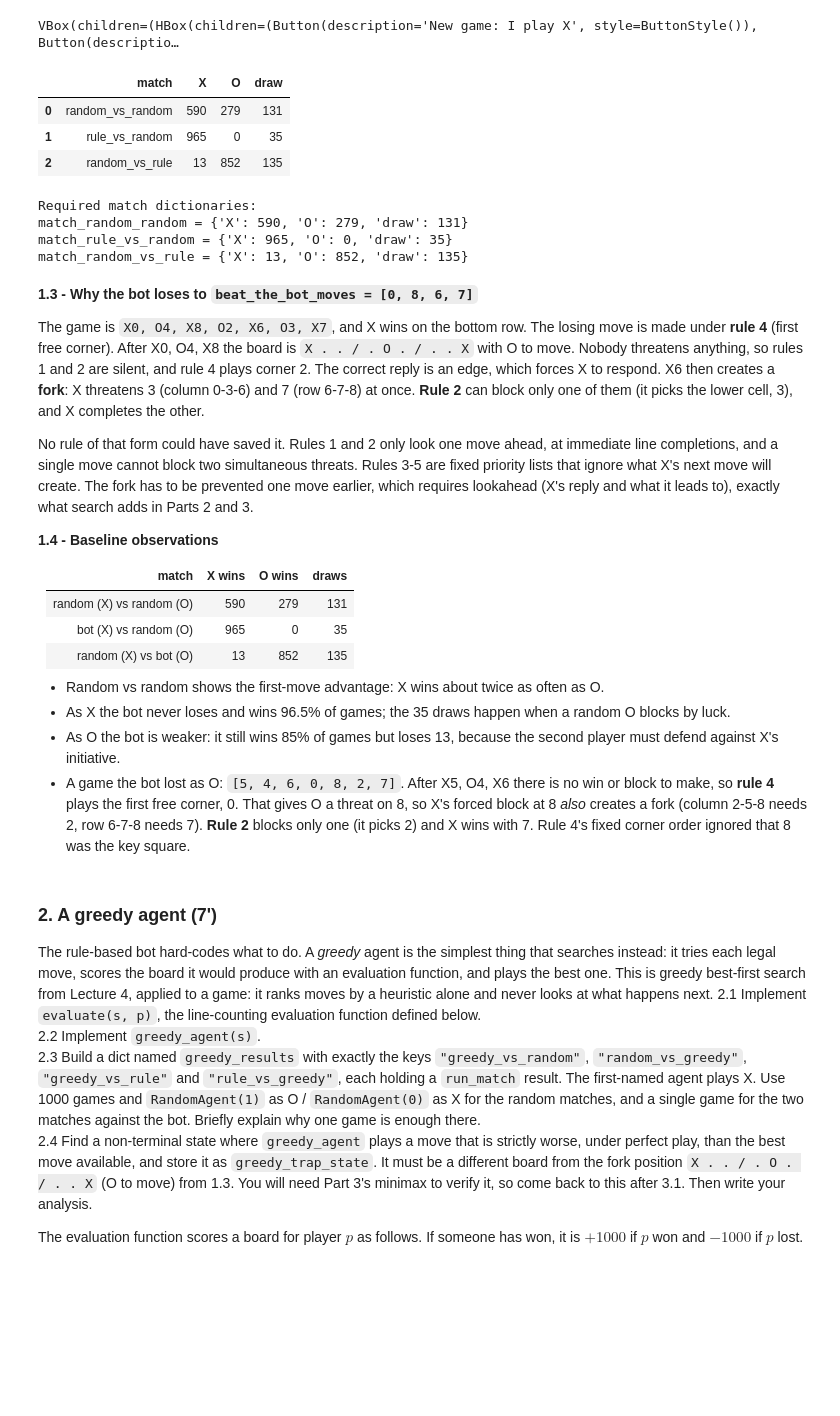
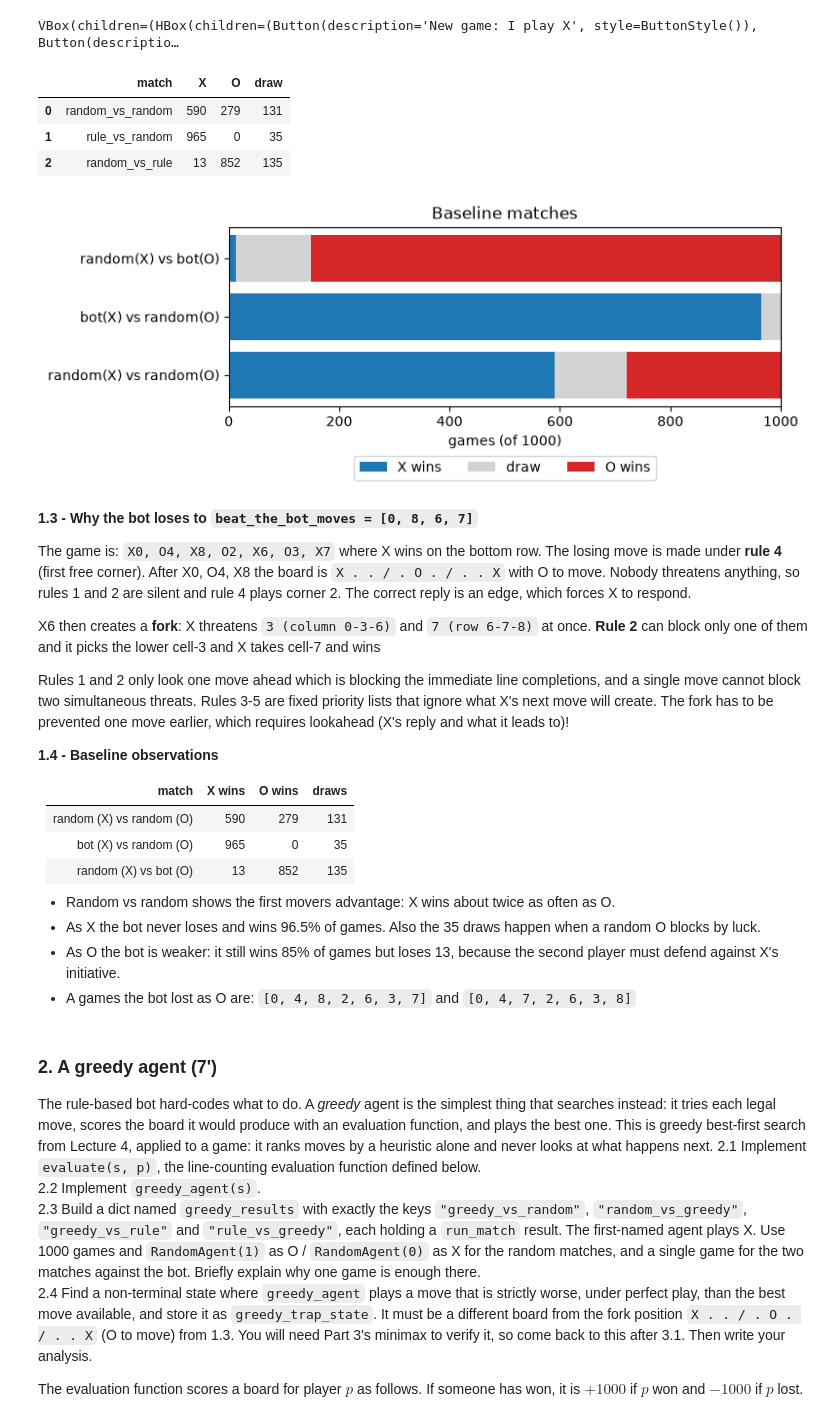
Before and after one commit to MandarBavdane/CS541-AI, a Jupyter notebook: Assignment_3/a3_solution.ipynb, the cells around one changed output. Cells and saved outputs as stored; diff of their text form; code cells hidden in the pictures; blank space fills up the shorter version.

```diff
--- a/Assignment_3/a3_solution.ipynb
+++ b/Assignment_3/a3_solution.ipynb
@@ -264,8 +264,8 @@ my_games = [
     [4, 8, 0, 7, 6, 5, 2],            # human O
 ]
 
-# Your moves only, as X, in a game that beats the deterministic rule-based bot.
-# O's replies are omitted here because the assignment asks for X's moves only.
+# X's moves that beats the bot
+# O's moves are omitted here
 beat_the_bot_moves = [0, 8, 6, 7]
 
 # Each match uses one seeded RandomAgent object per side, reused across all 1000 games.
@@ -281,7 +281,7 @@ random_x = RandomAgent(0)
 rule_o = rule_based_agent
 match_random_vs_rule = run_match(random_x, rule_o, 1000)
 
-# Compact display of the three required 1000-game baselines.
+# Displaying the three required 1000 games baselines
 baseline_results = pd.DataFrame({
     "match": ["random_vs_random", "rule_vs_random", "random_vs_rule"],
     "X": [match_random_random["X"], match_rule_vs_random["X"], match_random_vs_rule["X"]],
@@ -289,25 +289,39 @@ baseline_results = pd.DataFrame({
     "draw": [match_random_random["draw"], match_rule_vs_random["draw"], match_random_vs_rule["draw"]],
 })
 display(baseline_results)
-print("Required match dictionaries:")
-print("match_random_random =", match_random_random)
-print("match_rule_vs_random =", match_rule_vs_random)
-print("match_random_vs_rule =", match_random_vs_rule)
+# print("Required match dictionaries:")
+# print("match_random_random =", match_random_random)
+# print("match_rule_vs_random =", match_rule_vs_random)
+# print("match_random_vs_rule =", match_random_vs_rule)
 # %% [output]
 |  | match | X | O | draw |
 | 0 | random_vs_random | 590 | 279 | 131 |
 | 1 | rule_vs_random | 965 | 0 | 35 |
 | 2 | random_vs_rule | 13 | 852 | 135 |
-Required match dictionaries:
-match_random_random = {'X': 590, 'O': 279, 'draw': 131}
-match_rule_vs_random = {'X': 965, 'O': 0, 'draw': 35}
-match_random_vs_rule = {'X': 13, 'O': 852, 'draw': 135}
+# %%
+# Visualisation for 1.4:
+matches = {"random(X) vs random(O)": match_random_random,
+           "bot(X) vs random(O)": match_rule_vs_random,
+           "random(X) vs bot(O)": match_random_vs_rule}
+names = list(matches)
+fig, ax = plt.subplots(figsize=(8, 3.5))
+left = np.zeros(len(names))
+for key, color in (("X", "tab:blue"), ("draw", "lightgray"), ("O", "tab:red")):
+    vals = np.array([matches[n][key] for n in names])
+    ax.barh(names, vals, left=left, color=color, label="draw" if key == "draw" else key + " wins")
+    left += vals                                  # stack the next segment after the previous one
+ax.set_xlabel("games (of 1000)"); ax.set_title("Baseline matches"); ax.legend(ncol=3, loc="lower center", bbox_to_anchor=(0.5, -0.45))
+plt.tight_layout(); plt.show()
+# %% [output]
+[figure, added]
 # %% [markdown]
 **1.3 - Why the bot loses to `beat_the_bot_moves = [0, 8, 6, 7]`**
 
-The game is `X0, O4, X8, O2, X6, O3, X7`, and X wins on the bottom row. The losing move is made under **rule 4** (first free corner). After X0, O4, X8 the board is `X . . / . O . / . . X` with O to move. Nobody threatens anything, so rules 1 and 2 are silent, and rule 4 plays corner 2. The correct reply is an edge, which forces X to respond. X6 then creates a **fork**: X threatens 3 (column 0-3-6) and 7 (row 6-7-8) at once. **Rule 2** can block only one of them (it picks the lower cell, 3), and X completes the other.
+The game is: `X0, O4, X8, O2, X6, O3, X7` where X wins on the bottom row. The losing move is made under **rule 4** (first free corner). After X0, O4, X8 the board is `X . . / . O . / . . X` with O to move. Nobody threatens anything, so rules 1 and 2 are silent and rule 4 plays corner 2. The correct reply is an edge, which forces X to respond.
 
-No rule of that form could have saved it. Rules 1 and 2 only look one move ahead, at immediate line completions, and a single move cannot block two simultaneous threats. Rules 3-5 are fixed priority lists that ignore what X's next move will create. The fork has to be prevented one move earlier, which requires lookahead (X's reply and what it leads to), exactly what search adds in Parts 2 and 3.
+X6 then creates a **fork**: X threatens `3 (column 0-3-6)` and `7 (row 6-7-8)` at once. **Rule 2** can block only one of them and it picks the lower cell-3 and X takes cell-7 and wins
+
+Rules 1 and 2 only look one move ahead which is blocking the immediate line completions, and a single move cannot block two simultaneous threats. Rules 3-5 are fixed priority lists that ignore what X's next move will create. The fork has to be prevented one move earlier, which requires lookahead (X's reply and what it leads to)!
 
 **1.4 - Baseline observations**
 
@@ -317,10 +331,10 @@ No rule of that form could have saved it. Rules 1 and 2 only look one move ahead
 | bot (X) vs random (O) | 965 | 0 | 35 |
 | random (X) vs bot (O) | 13 | 852 | 135 |
 
-- Random vs random shows the first-move advantage: X wins about twice as often as O.
-- As X the bot never loses and wins 96.5% of games; the 35 draws happen when a random O blocks by luck.
+- Random vs random shows the first movers advantage: X wins about twice as often as O.
+- As X the bot never loses and wins 96.5% of games. Also the 35 draws happen when a random O blocks by luck.
 - As O the bot is weaker: it still wins 85% of games but loses 13, because the second player must defend against X's initiative.
-- A game the bot lost as O: `[5, 4, 6, 0, 8, 2, 7]`. After X5, O4, X6 there is no win or block to make, so **rule 4** plays the first free corner, 0. That gives O a threat on 8, so X's forced block at 8 *also* creates a fork (column 2-5-8 needs 2, row 6-7-8 needs 7). **Rule 2** blocks only one (it picks 2) and X wins with 7. Rule 4's fixed corner order ignored that 8 was the key square.
+- A games the bot lost as O are: `[0, 4, 8, 2, 6, 3, 7]` and `[0, 4, 7, 2, 6, 3, 8]`
 # %% [markdown]
 ### 2. A greedy agent (7')
 The rule-based bot hard-codes what to do. A *greedy* agent is the simplest thing that searches instead: it tries each legal move, scores the board it would produce with an evaluation function, and plays the best one. This is greedy best-first search from Lecture 4, applied to a game: it ranks moves by a heuristic alone and never looks at what happens next.
```
Also changed, not shown: parts of 7 cells of this notebook.
